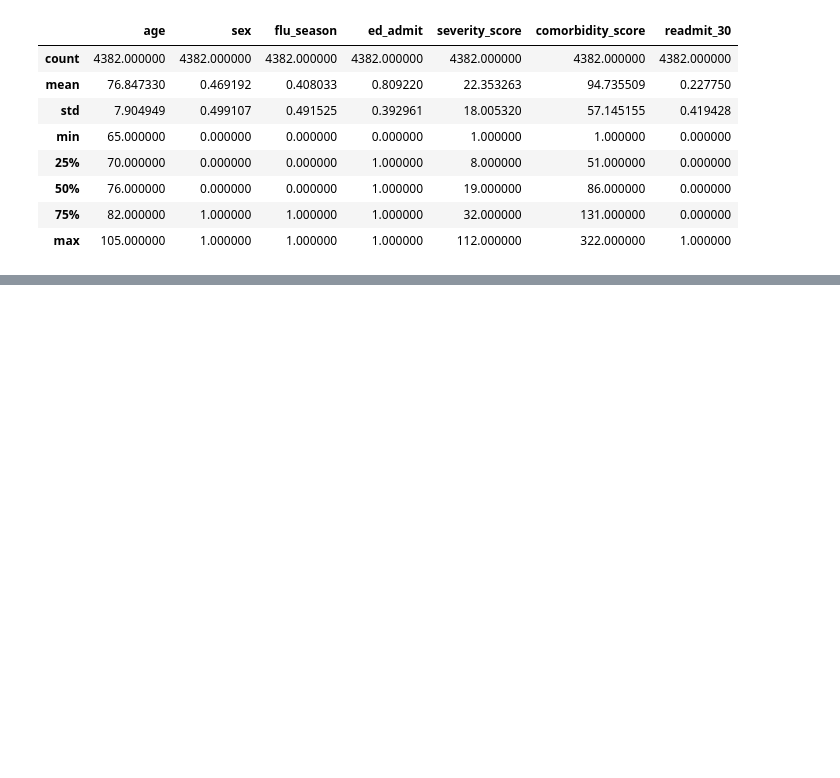
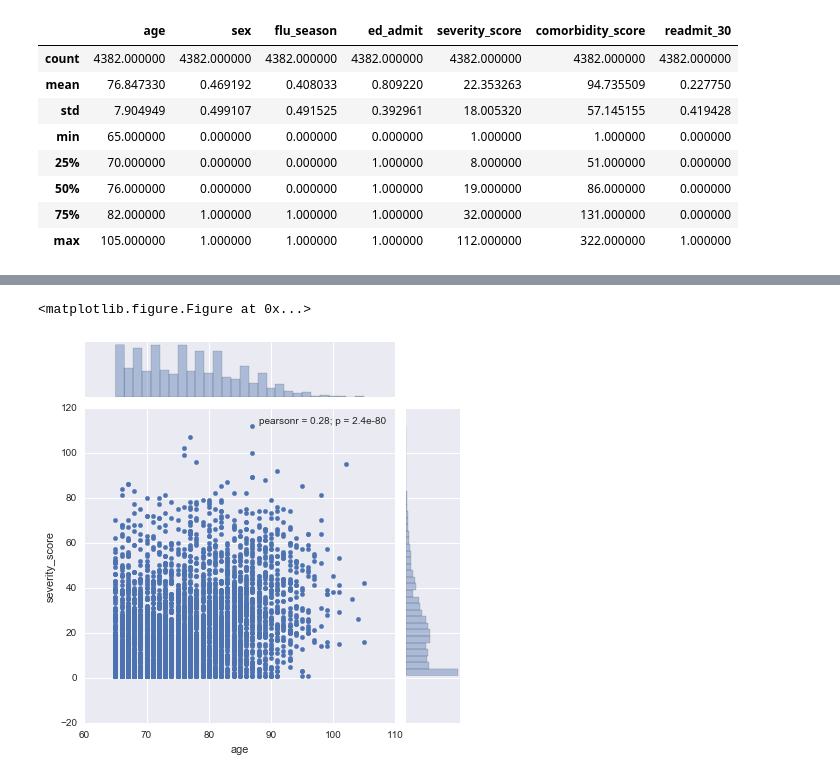
Before and after one commit to carlespoles/DSCI6006-student, a Jupyter notebook: final-case/Final-Project-CarlesPolesMielgo.ipynb, the cells around one changed output, grey strips where cells are left out. Saved outputs shown, nothing was run; the diff lists cells and outputs as text; code cells hidden in the pictures; blank space fills up the shorter version.

```diff
--- a/final-case/Final-Project-CarlesPolesMielgo.ipynb
+++ b/final-case/Final-Project-CarlesPolesMielgo.ipynb
@@ -60,0 +103,6 @@ hospital_df.describe()
+# %%
+plt.figure(figsize=(12, 7))
+sns.jointplot(x="age", y="severity_score", data=hospital_df);
+# %% [output]
+<matplotlib.figure.Figure at 0x...>
+[figure, added]
```
Also changed, not shown: parts of 33 cells of this notebook.
